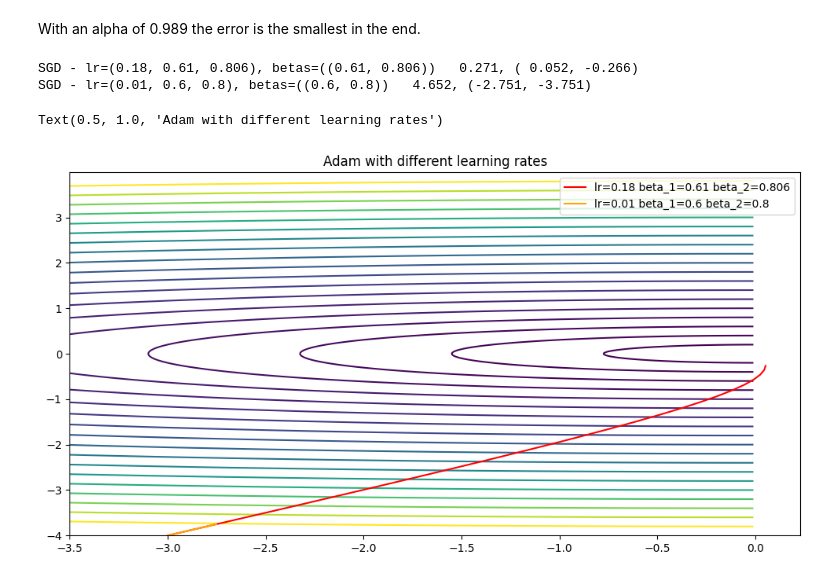
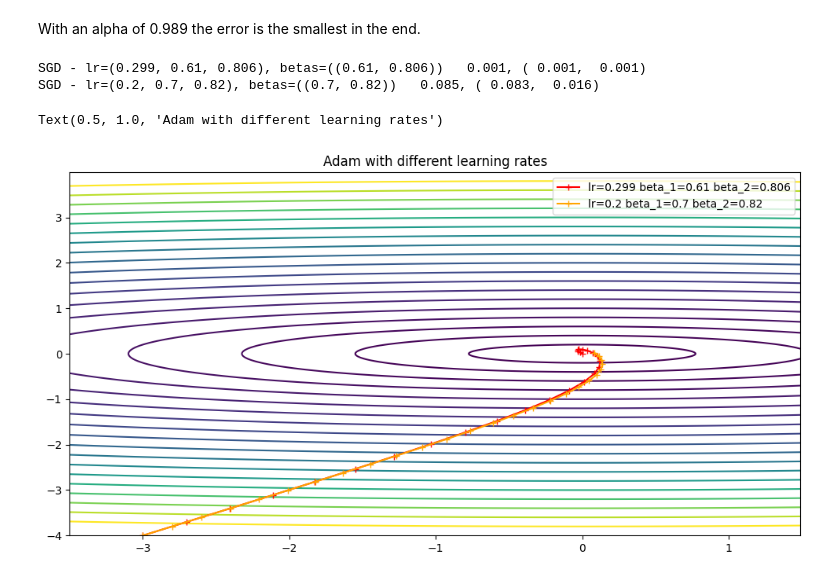
Before and after one commit to dave1b/TSM_DeLearn, a Jupyter notebook: week5/PW05_optimisers_2d_example_dave_brunner.ipynb, the cells around one changed output. Drawn from its saved outputs; the diff is of its cells as text; code cells hidden in the pictures.

```diff
--- a/week5/PW05_optimisers_2d_example_dave_brunner.ipynb
+++ b/week5/PW05_optimisers_2d_example_dave_brunner.ipynb
@@ -96,7 +96,7 @@ for lr, color in zip(lrs, colors):
     x = torch.tensor([-3.0, -4.0]).requires_grad_()
     optimizer = torch.optim.SGD([x], lr=lr)
     xhist, yhist = optimize(test_function, x, nepochs, optimizer)
-    plt.plot(xhist, yhist, color=f'{color}', linestyle='-', label=f"lr={lr}")
+    plt.plot(xhist, yhist, color=f'{color}', linestyle='-', marker='+', label=f"lr={lr}")
     print(f"SGD - lr={lr} ", error(xhist, yhist))
 plt.legend()
 plt.title("SGD with different learning rates")
@@ -124,7 +124,7 @@ for momentum, color in zip(momentums, colors):
     x = torch.tensor([-3.0, -4.0]).requires_grad_()
     optimizer = torch.optim.SGD([x], lr=.3, momentum=momentum)
     xhist, yhist = optimize(test_function, x, nepochs, optimizer)
-    plt.plot(xhist, yhist, color=f'{color}', linestyle='-', label=f"m={momentum}")
+    plt.plot(xhist, yhist, color=f'{color}', linestyle='-', marker='+', label=f"m={momentum}")
     print(f"SGD - m={momentum} ", error(xhist, yhist))
 plt.legend()
 plt.title("SGD with different momentum and without Nesterov")
@@ -151,7 +151,7 @@ for momentum, color in zip(momentums, colors):
     x = torch.tensor([-3.0, -4.0]).requires_grad_()
     optimizer = torch.optim.SGD([x], lr=.3, momentum=momentum, nesterov=True)
     xhist, yhist = optimize(test_function, x, nepochs, optimizer)
-    plt.plot(xhist, yhist, color=f'{color}', linestyle='-', label=f"m={momentum}")
+    plt.plot(xhist, yhist, color=f'{color}', linestyle='-', marker='+', label=f"m={momentum}")
     print(f"SGD - m={momentum} ", error(xhist, yhist))
 plt.legend()
 plt.title("SGD with different momentum and with Nesterov")
@@ -176,7 +176,7 @@ for par, color in zip(params, colors):
     x = torch.tensor([-3.0, -4.0]).requires_grad_()
     optimizer = torch.optim.RMSprop([x], lr=0.1, alpha=par[0], momentum=par[1])
     xhist, yhist = optimize(test_function, x, nepochs, optimizer)
-    plt.plot(xhist, yhist, color=f'{color}', linestyle='-', label=f"alpha={par[0]}, momentum={par[1]}")
+    plt.plot(xhist, yhist, color=f'{color}', linestyle='-', marker='+', label=f"alpha={par[0]}, momentum={par[1]}")
     print("SGD - lr=0.1, alpha={par[0]}, momentum={par[1]}", error(xhist, yhist))
 plt.legend()
 plt.title("RMSProb with different parameters")
@@ -191,23 +191,22 @@ With an alpha of 0.989 the error is the smallest in the end.
 # %%
 nepochs = 25
 
 plt.figure(1, figsize=(12, 6))
-plot_contours([-3.5, 0., -4., 4.], 4., test_function)
+plot_contours([-3.5, 1.5, -4., 4.], 4., test_function)
 
 #  lr, betas
-params = [(0.18, 0.61, 0.806),(0.01,0.6,0.8)] #, (0.9, 0.999), 1e-8, 0]
+params = [(0.299, 0.61, 0.806), (0.2, 0.7, 0.82)]
 
 for par, color in zip(params, colors):
     x = torch.tensor([-3.0, -4.0]).requires_grad_()
-    optimizer = torch.optim.Adam([x], lr=par[0], betas=(par[1],par[2]))
+    optimizer = torch.optim.Adam([x], lr=par[0], betas=(par[1], par[2]))
     xhist, yhist = optimize(test_function, x, nepochs, optimizer)
-    plt.plot(xhist, yhist, color=f'{color}', linestyle='-',
-             label=f"lr={par[0]} beta_1={par[1]} beta_2={par[2]}")
-    print(f"SGD - lr={par}, betas=({par[1],par[2]}) ", error(xhist, yhist))
+    plt.plot(xhist, yhist, color=f'{color}', linestyle='-', marker='+', label=f"lr={par[0]} beta_1={par[1]} beta_2={par[2]}")
+    print(f"SGD - lr={par}, betas=({par[1], par[2]}) ", error(xhist, yhist))
 plt.legend()
 plt.title("Adam with different learning rates")
 # %% [output]
-SGD - lr=(0.18, 0.61, 0.806), betas=((0.61, 0.806))   0.271, ( 0.052, -0.266)
-SGD - lr=(0.01, 0.6, 0.8), betas=((0.6, 0.8))   4.652, (-2.751, -3.751)
+SGD - lr=(0.299, 0.61, 0.806), betas=((0.61, 0.806))   0.001, ( 0.001,  0.001)
+SGD - lr=(0.2, 0.7, 0.82), betas=((0.7, 0.82))   0.085, ( 0.083,  0.016)
 Text(0.5, 1.0, 'Adam with different learning rates')
-[figure, old version]
+[figure, new version]
```
Also changed, not shown: parts of 4 cells of this notebook, 1 other file.
